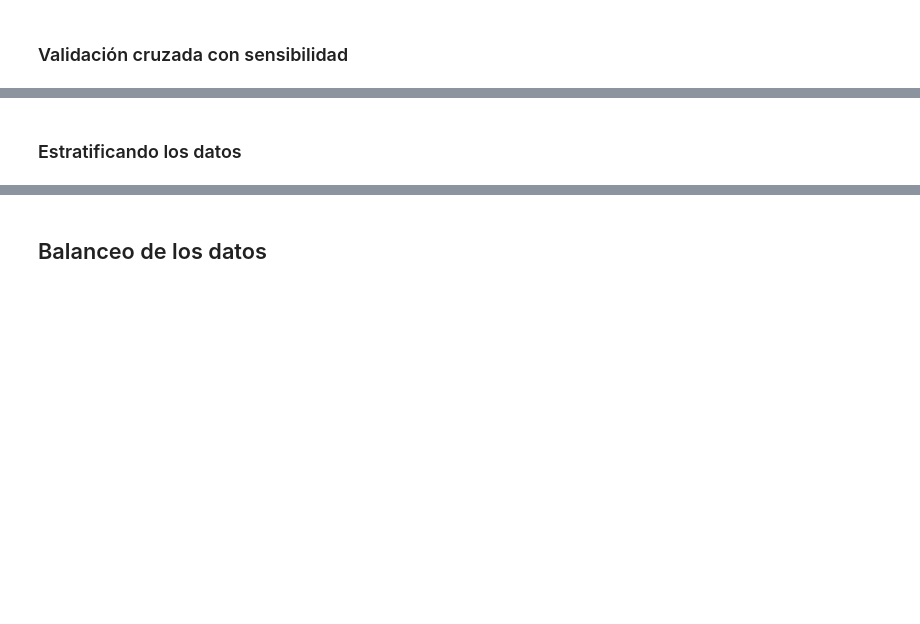
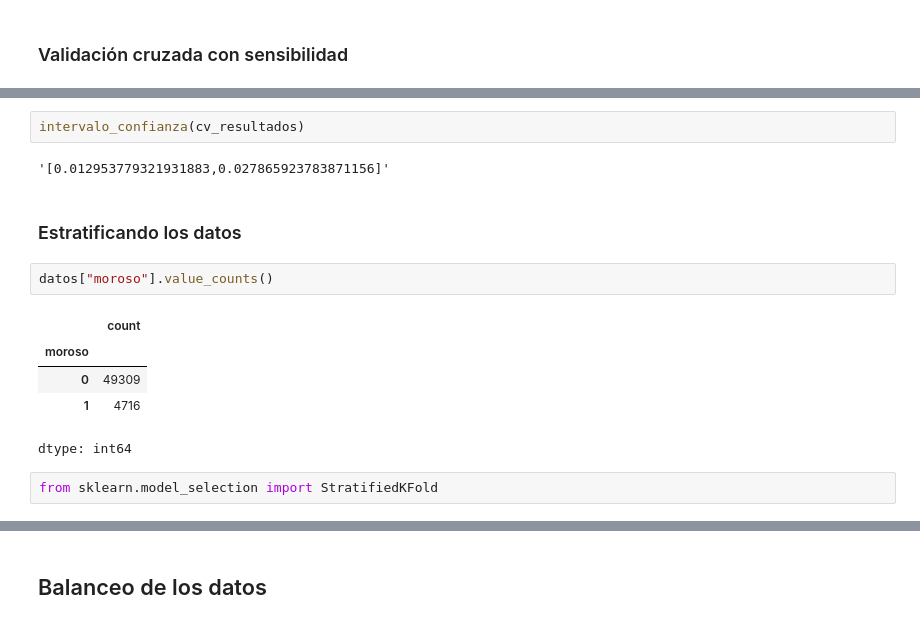
Before and after one commit to cmrondon2000/2162-clasificacion-validacion-de-modelos-y-metricas, a Jupyter notebook: Clasificacion_validacion_y_metricas.ipynb, the cells around one changed output, grey strips where cells are left out. Cells and saved outputs as stored; diff of their text form; blank space fills up the shorter version.

```diff
--- a/Clasificacion_validacion_y_metricas.ipynb
+++ b/Clasificacion_validacion_y_metricas.ipynb
@@ -232,2 +246,16 @@ El intervalode confianza es: [0.8977814235079514,0.9181195920093194]
+# %%
+intervalo_confianza(cv_resultados)
+# %% [output]
+'[0.012953779321931883,0.027865923783871156]'
 # %% [markdown]
 ### Estratificando los datos
+# %%
+datos["moroso"].value_counts()
+# %% [output]
+|  | count |
+| moroso |  |
+| 0 | 49309 |
+| 1 | 4716 |
+dtype: int64
+# %%
+from sklearn.model_selection import StratifiedKFold
```
Also changed, not shown: parts of 4 cells of this notebook.
